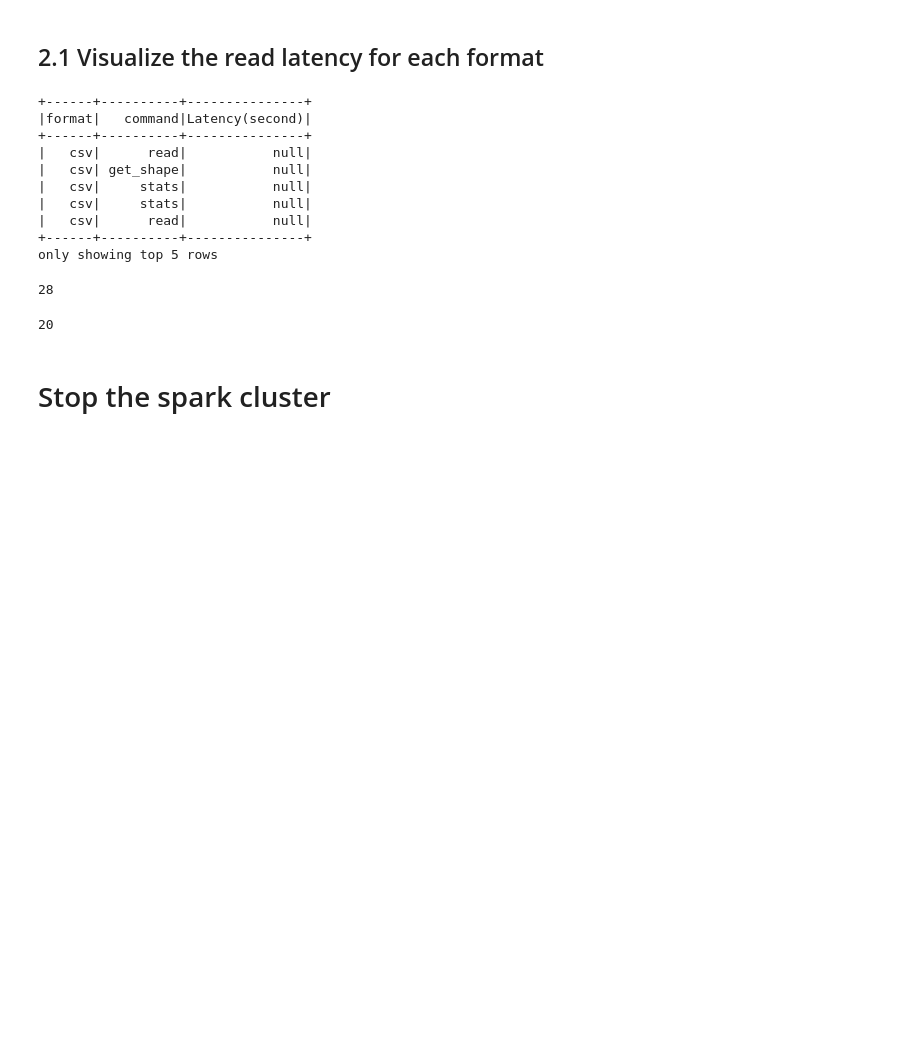
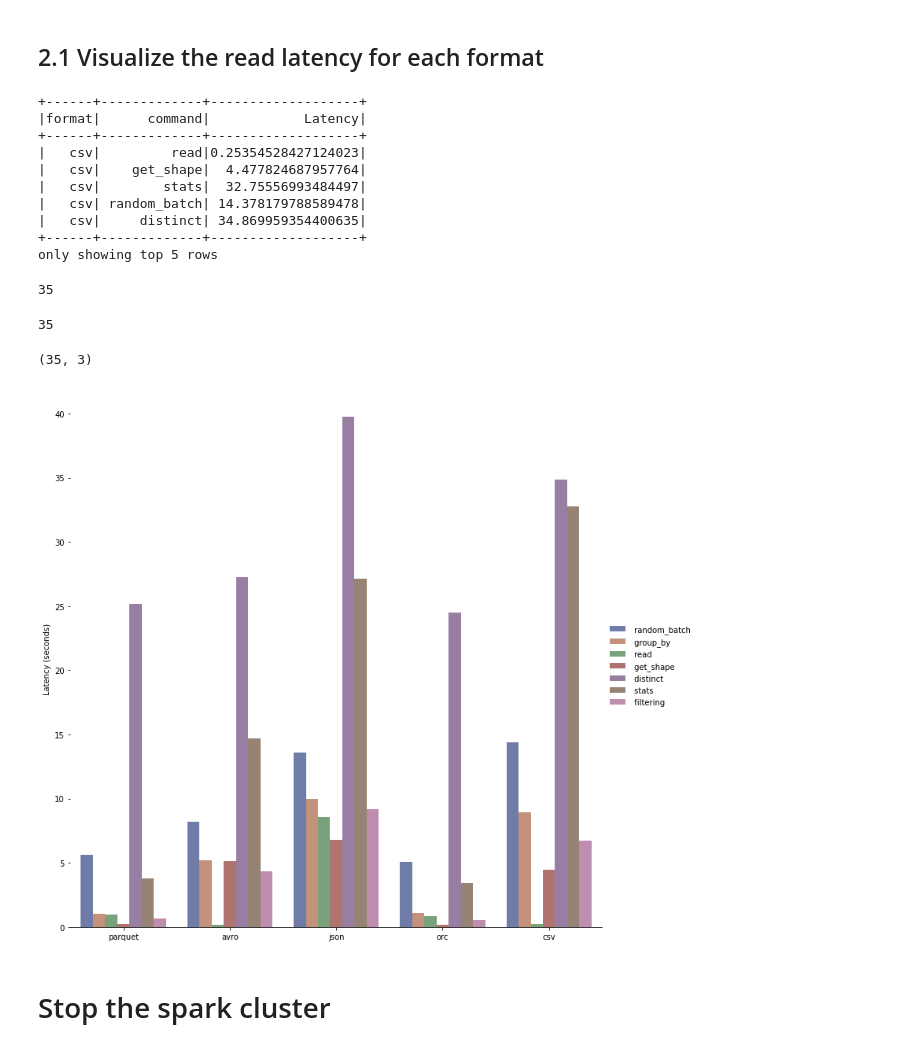
Before and after one commit to pengfei99/data_format_and_optimization, a Jupyter notebook: notebooks/data_format_overview_local.ipynb, the cells around one changed output. Cells and saved outputs as stored; diff of their text form; code cells hidden in the pictures; blank space fills up the shorter version.

Commit message:
add data visu

```diff
--- a/notebooks/data_format_overview_local.ipynb
+++ b/notebooks/data_format_overview_local.ipynb
@@ -514,12 +516,12 @@ import seaborn as sns
 import matplotlib.pyplot as plt
 # %%
 # define a schema
-from pyspark.sql.types import StructType, StructField, IntegerType,StringType
+from pyspark.sql.types import StructType, StructField, DoubleType,StringType
 
 schema = StructType([
     StructField("format", StringType(), True),
     StructField("command", StringType(), True),
-    StructField("Latency(second)", IntegerType(), True)])
+    StructField("Latency", DoubleType(), True)])
 
 
 # read stats file
@@ -527,22 +529,38 @@ rawDf=spark.read.option("header", "false").csv(data_format_stats_path,schema=sch
 rawDf.show(5)
 rawDf.count()
 # %% [output]
-+------+----------+---------------+
-|format|   command|Latency(second)|
-+------+----------+---------------+
-|   csv|      read|           null|
-|   csv| get_shape|           null|
-|   csv|     stats|           null|
-|   csv|     stats|           null|
-|   csv|      read|           null|
-+------+----------+---------------+
++------+-------------+-------------------+
+|format|      command|            Latency|
++------+-------------+-------------------+
+|   csv|         read|0.25354528427124023|
+|   csv|    get_shape|  4.477824687957764|
+|   csv|        stats|  32.75556993484497|
+|   csv| random_batch| 14.378179788589478|
+|   csv|     distinct| 34.869959354400635|
++------+-------------+-------------------+
 only showing top 5 rows
-28
+35
 # %%
 statsDf=rawDf.dropDuplicates(["format","command"])
 statsDf.count()
 # %% [output]
-20
+35
+# %%
+pandas_df=statsDf.toPandas()
+pandas_df.shape
+# %% [output]
+(35, 3)
+# %%
+g = sns.catplot(
+    data=pandas_df, kind="bar",
+    x="format", y="Latency", hue="command",
+    ci="sd", palette="dark", alpha=0.6, height=10
+)
+g.despine(left=True)
+g.set_axis_labels("", "Latency (seconds)")
+g.legend.set_title("")
+# %% [output]
+[figure, added]
 # %% [markdown]
 # Stop the spark cluster
 # %%
```
Also changed, not shown: parts of 36 cells of this notebook, 1 other file.
